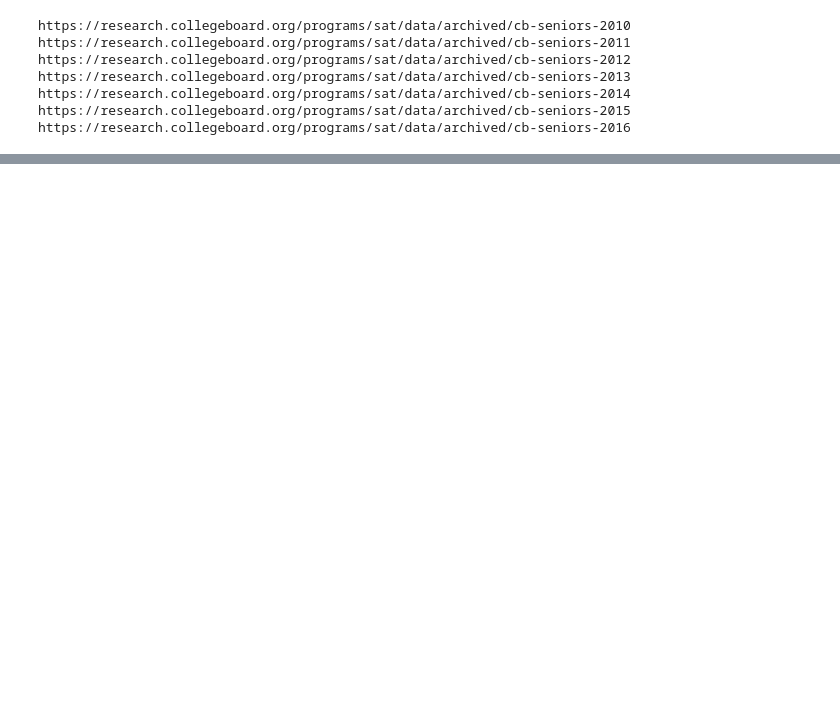
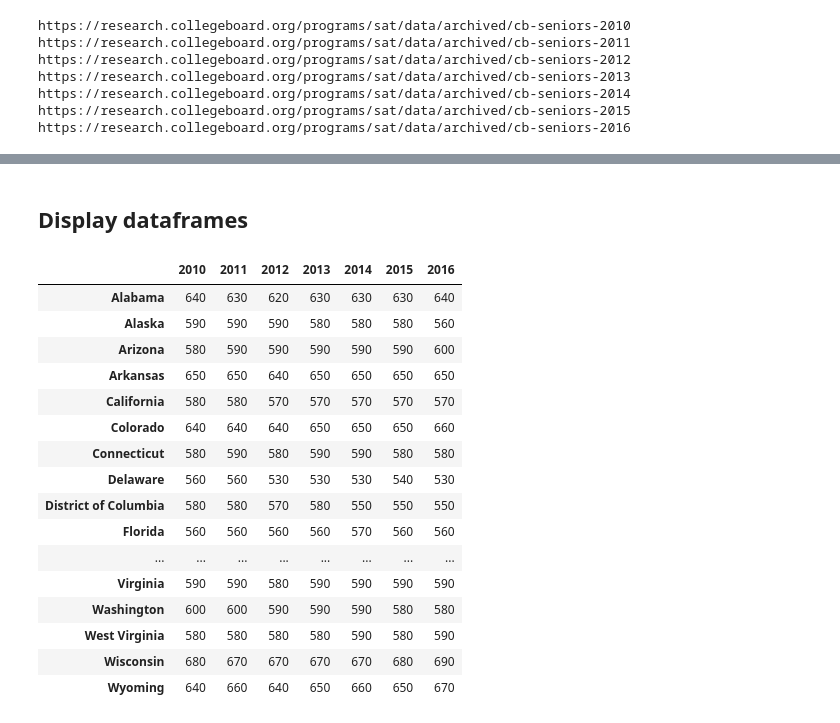
Before and after one commit to sasidhy1/etl_repo, a Jupyter notebook: scores_per_state.ipynb, the cells around one changed output, grey strips where cells are left out. Drawn from its saved outputs; the diff is of its cells as text; code cells hidden in the pictures; blank space fills up the shorter version.

```diff
--- a/scores_per_state.ipynb
+++ b/scores_per_state.ipynb
@@ -70,40 +140,0 @@ for year 2011
-# %%
-# grab scores from 75th percentile for state (page 6)
-arr = ['2010','2011']
-url = 'https://research.collegeboard.org/programs/sat/data/archived/cb-seniors-'
-
-year_holder = {}
-for i in arr:
-    browser.visit(url+i)
-    html = browser.html
-    soup = bs(html,'html.parser')
-
-    table = soup.find('table',class_='table')
-    states = table.find_all('a')
-
-    print(f'for year {i}')
-    print('----------------------')
-
-    state_holder = {}
-    for state in states:
-        state_name = state.text
-        state_url = state['href']
-        response = requests.get(state_url)
-
-        with io.BytesIO(response.content) as open_pdf_file:
-            pdf_reader = PyPDF2.PdfFileReader(open_pdf_file)
-            score_page = pdf_reader.getPage(5)
-            text = score_page.extractText().split('\n')
-
-            first_loc = [i for i, s in enumerate(text) if 'Critical Reading' in s][1]+1
-            number_str = text[first_loc]
-            scores = [number_str[i:i+3] for i in range(0, len(number_str), 3)]
-
-            # uncomment to view output
-            # print(f'{scores} ==> {state_name}')
-
-            state_holder[state_name] = scores
-
-    year_holder[i] = state_holder
-
-print('finished.')
@@ -136,3 +141,27 @@ pprint(year_holder)
 # %%
 # remember to close browser
 browser.quit()
+# %% [markdown]
+## Display dataframes
+# %%
+crit_df = pd.DataFrame(crit_scores).transpose()
+crit_df.columns = arr
+crit_df
+# %% [output]
+|  | 2010 | 2011 | 2012 | 2013 | 2014 | 2015 | 2016 |
+| Alabama | 640 | 630 | 620 | 630 | 630 | 630 | 640 |
+| Alaska | 590 | 590 | 590 | 580 | 580 | 580 | 560 |
+| Arizona | 580 | 590 | 590 | 590 | 590 | 590 | 600 |
+| Arkansas | 650 | 650 | 640 | 650 | 650 | 650 | 650 |
+| California | 580 | 580 | 570 | 570 | 570 | 570 | 570 |
+| Colorado | 640 | 640 | 640 | 650 | 650 | 650 | 660 |
+| Connecticut | 580 | 590 | 580 | 590 | 590 | 580 | 580 |
+| Delaware | 560 | 560 | 530 | 530 | 530 | 540 | 530 |
+| District of Columbia | 580 | 580 | 570 | 580 | 550 | 550 | 550 |
+| Florida | 560 | 560 | 560 | 560 | 570 | 560 | 560 |
+| ... | ... | ... | ... | ... | ... | ... | ... |
+| Virginia | 590 | 590 | 580 | 590 | 590 | 590 | 590 |
+| Washington | 600 | 600 | 590 | 590 | 590 | 580 | 580 |
+| West Virginia | 580 | 580 | 580 | 580 | 590 | 580 | 590 |
+| Wisconsin | 680 | 670 | 670 | 670 | 670 | 680 | 690 |
+| Wyoming | 640 | 660 | 640 | 650 | 660 | 650 | 670 |
```
Also changed, not shown: parts of 19 cells of this notebook.
